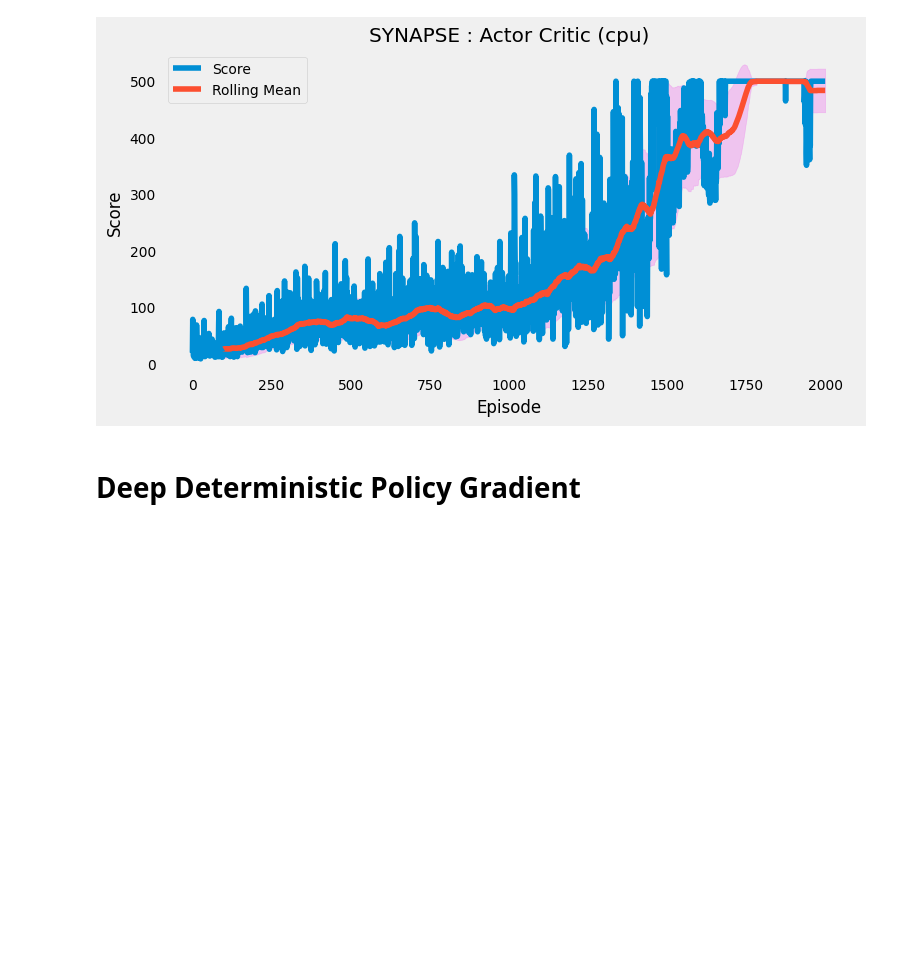
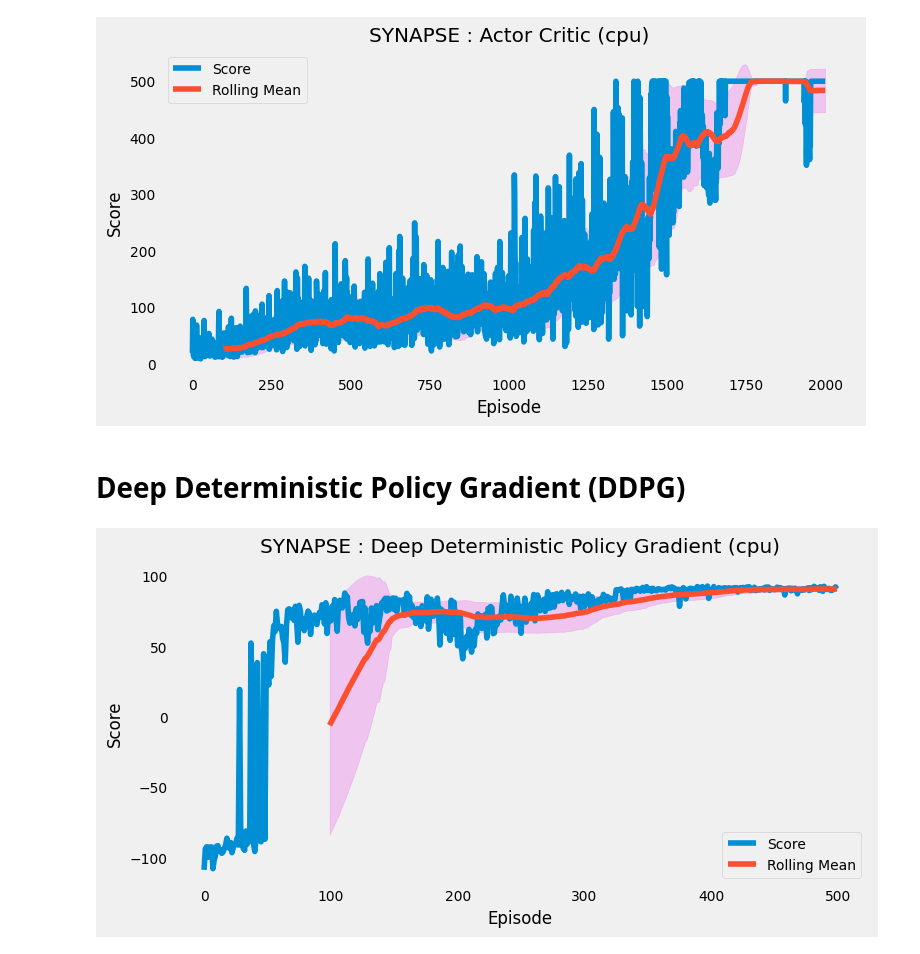
Before and after one commit to amirhosseinh77/Synapse-RL, a Jupyter notebook: SYNAPES_tutorial.ipynb, the cells around one changed output. Drawn from its saved outputs; the diff is of its cells as text; code cells hidden in the pictures; blank space fills up the shorter version.

Commit message:
added DDPG

```diff
--- a/SYNAPES_tutorial.ipynb
+++ b/SYNAPES_tutorial.ipynb
@@ -53,18 +53,20 @@ result = agent.train(env, episodes=2000)
 # %% [output]
 [figure]
 # %% [markdown]
-# Deep Deterministic Policy Gradient
+# Deep Deterministic Policy Gradient (DDPG)
 # %%
 import gym
-from agents.DDGP import DDPGAgent
+from agents.DDPG import DDPGAgent
 
 # Initialize the Pendulum/MountainCar environment and agent
 # env = gym.make('Pendulum-v1', g=9.81)
 env = gym.make('MountainCarContinuous-v0')
 
 state_size = env.observation_space.shape[0]
 action_size = env.action_space.shape[0]
 action_max = env.action_space.high.item()
 
 agent = DDPGAgent(state_size, action_size, epsilon=action_max)
-result = agent.train(env, episodes=1000)
+result = agent.train(env, episodes=500)
+# %% [output]
+[figure, added]
```
Also changed, not shown: parts of 1 cell of this notebook.
